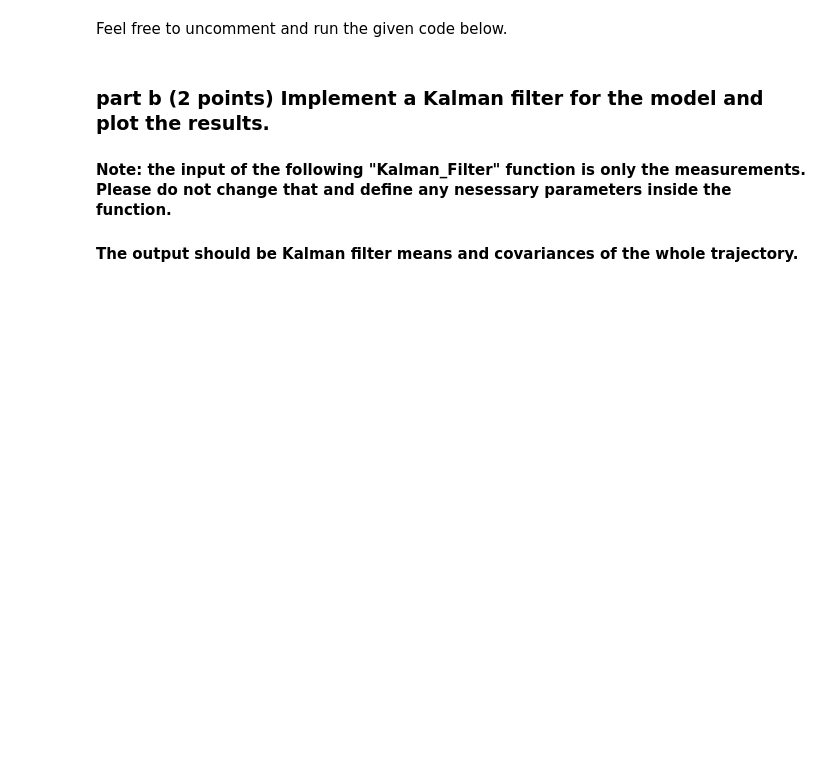
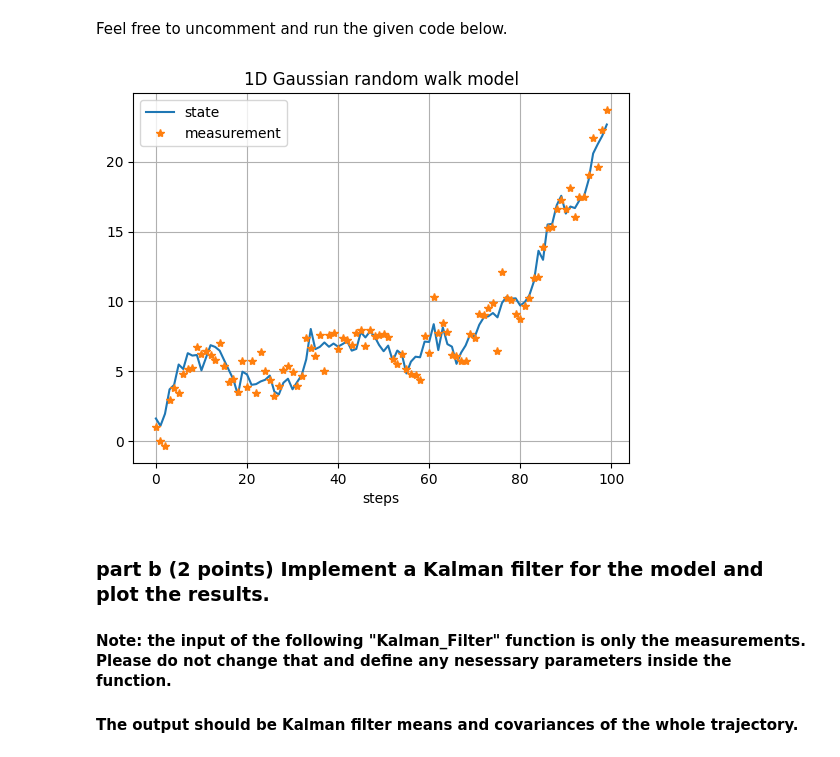
Before and after one commit to Nandu-Jagdish/BasicsOfSensorFusion23_Aalto, a Jupyter notebook: Homework 9/HW9.ipynb, the cells around one changed output. Cells and saved outputs as stored; diff of their text form; code cells hidden in the pictures; blank space fills up the shorter version.

```diff
--- a/Homework 9/HW9.ipynb
+++ b/Homework 9/HW9.ipynb
@@ -41,12 +41,14 @@ def model_simulation(seed_number, steps):
 # %% [markdown]
 Feel free to uncomment and run the given code below.
 # %%
-# plt.plot(model_simulation(1, 100)[0], label='state')
-# plt.plot(model_simulation(1, 100)[1], '*', label='measurement')
-# plt.title('1D Gaussian random walk model')
-# plt.xlabel('steps')
-# plt.legend()
-# plt.grid();
+plt.plot(model_simulation(1, 100)[0], label='state')
+plt.plot(model_simulation(1, 100)[1], '*', label='measurement')
+plt.title('1D Gaussian random walk model')
+plt.xlabel('steps')
+plt.legend()
+plt.grid();
+# %% [output]
+[figure, added]
 # %% [markdown]
 ### part b (2 points) Implement a Kalman filter for the model and plot the results.
 
```
Also changed, not shown: parts of 5 cells of this notebook, 4 other files.
